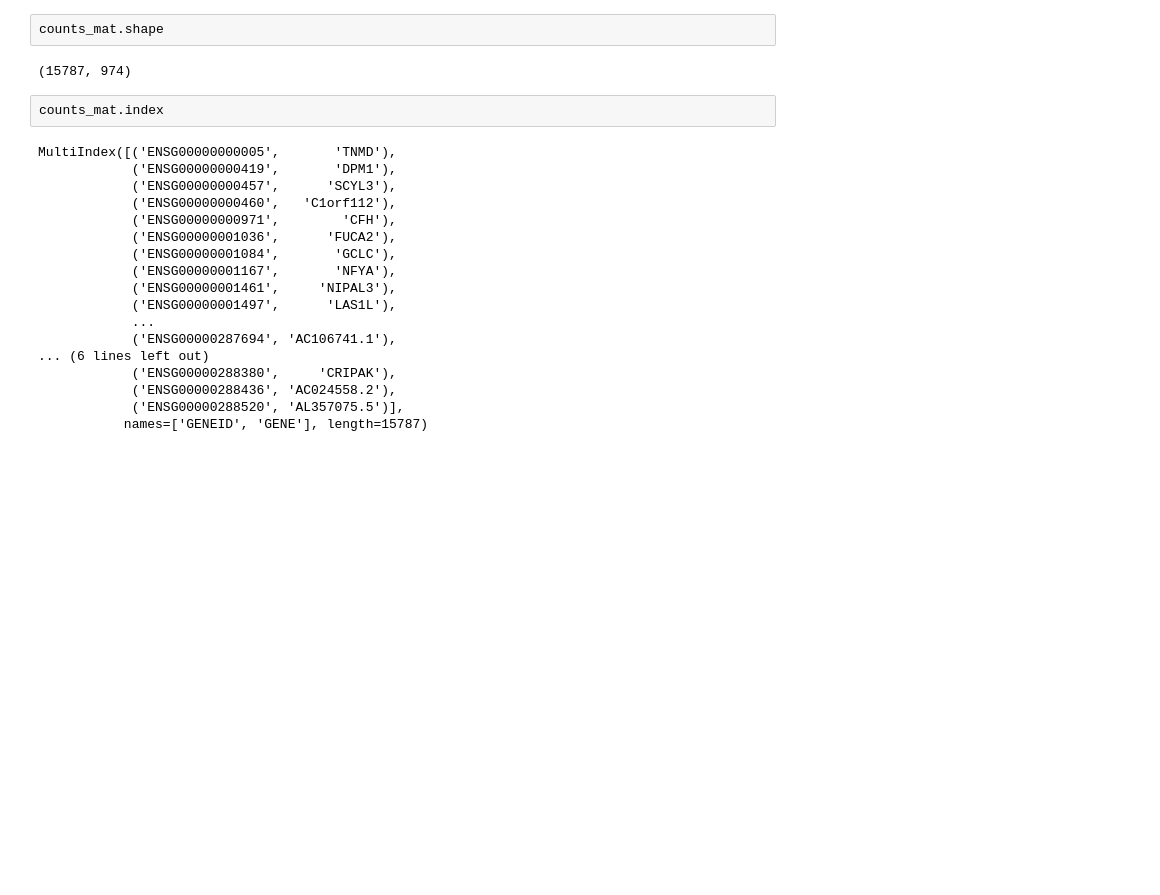
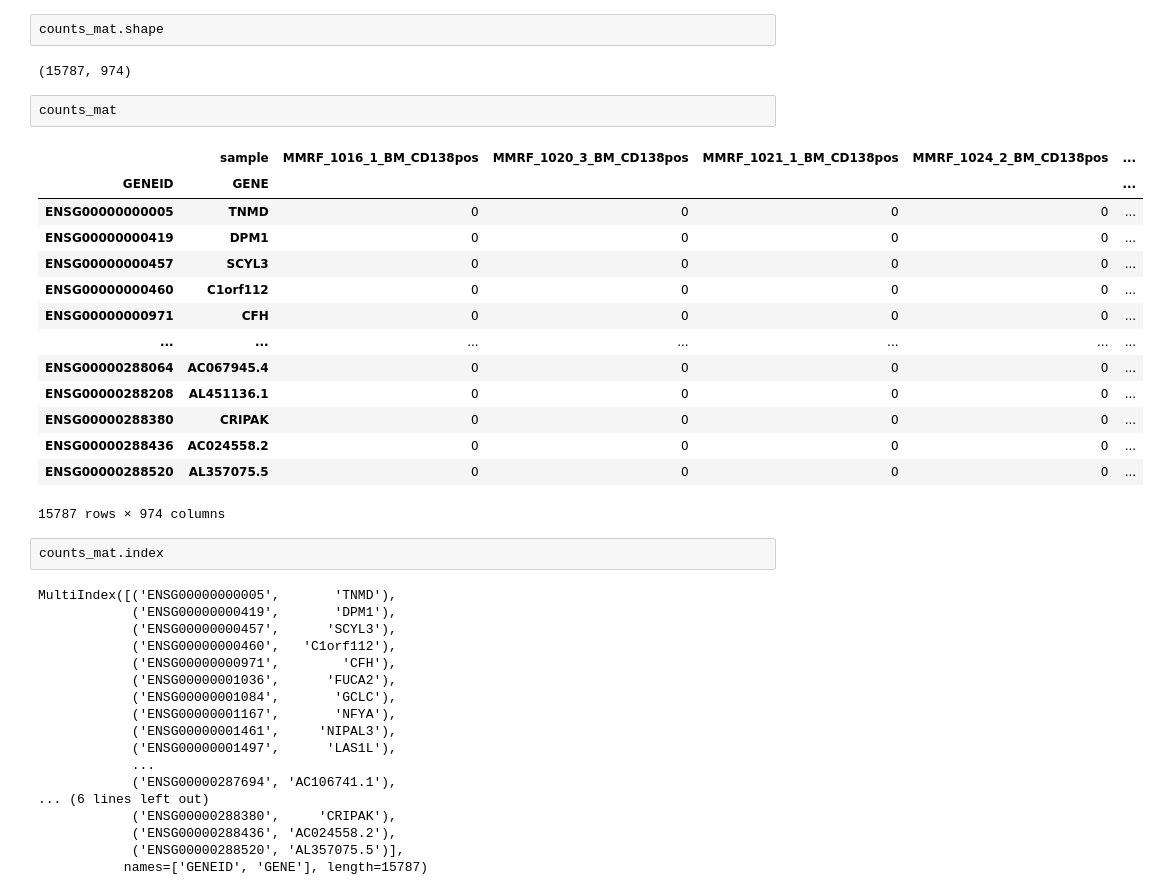
Before and after one commit to JiaGengChang/fhr, a Jupyter notebook: pipeline/03_call_gene_mutations.ipynb, the cells around one changed output. Drawn from its saved outputs; the diff is of its cells as text; blank space fills up the shorter version.

```diff
--- a/pipeline/03_call_gene_mutations.ipynb
+++ b/pipeline/03_call_gene_mutations.ipynb
@@ -45,6 +45,23 @@ counts_mat = counts_per_gene.pivot(index=['GENEID','GENE'],columns='sample',valu
 counts_mat.shape
 # %% [output]
 (15787, 974)
+# %%
+counts_mat
+# %% [output]
+|  | sample | MMRF_1016_1_BM_CD138pos | MMRF_1020_3_BM_CD138pos | MMRF_1021_1_BM_CD138pos | MMRF_1024_2_BM_CD138pos | ... |
+| GENEID | GENE |  |  |  |  | ... |
+| ENSG00000000005 | TNMD | 0 | 0 | 0 | 0 | ... |
+| ENSG00000000419 | DPM1 | 0 | 0 | 0 | 0 | ... |
+| ENSG00000000457 | SCYL3 | 0 | 0 | 0 | 0 | ... |
+| ENSG00000000460 | C1orf112 | 0 | 0 | 0 | 0 | ... |
+| ENSG00000000971 | CFH | 0 | 0 | 0 | 0 | ... |
+| ... | ... | ... | ... | ... | ... | ... |
+| ENSG00000288064 | AC067945.4 | 0 | 0 | 0 | 0 | ... |
+| ENSG00000288208 | AL451136.1 | 0 | 0 | 0 | 0 | ... |
+| ENSG00000288380 | CRIPAK | 0 | 0 | 0 | 0 | ... |
+| ENSG00000288436 | AC024558.2 | 0 | 0 | 0 | 0 | ... |
+| ENSG00000288520 | AL357075.5 | 0 | 0 | 0 | 0 | ... |
+15787 rows × 974 columns
 # %%
 counts_mat.index
 # %% [output]
```
Also changed, not shown: parts of 5 cells of this notebook.
